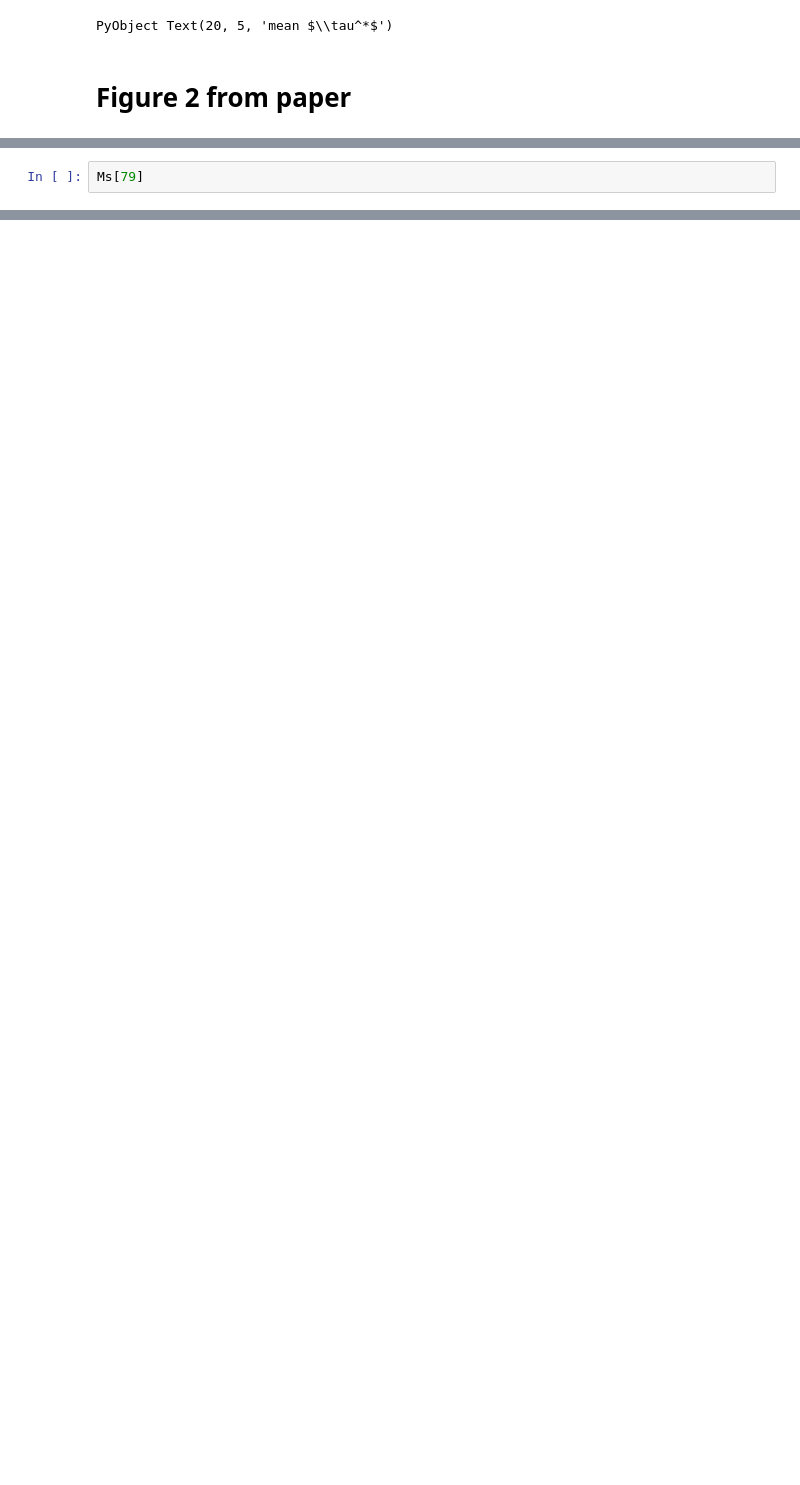
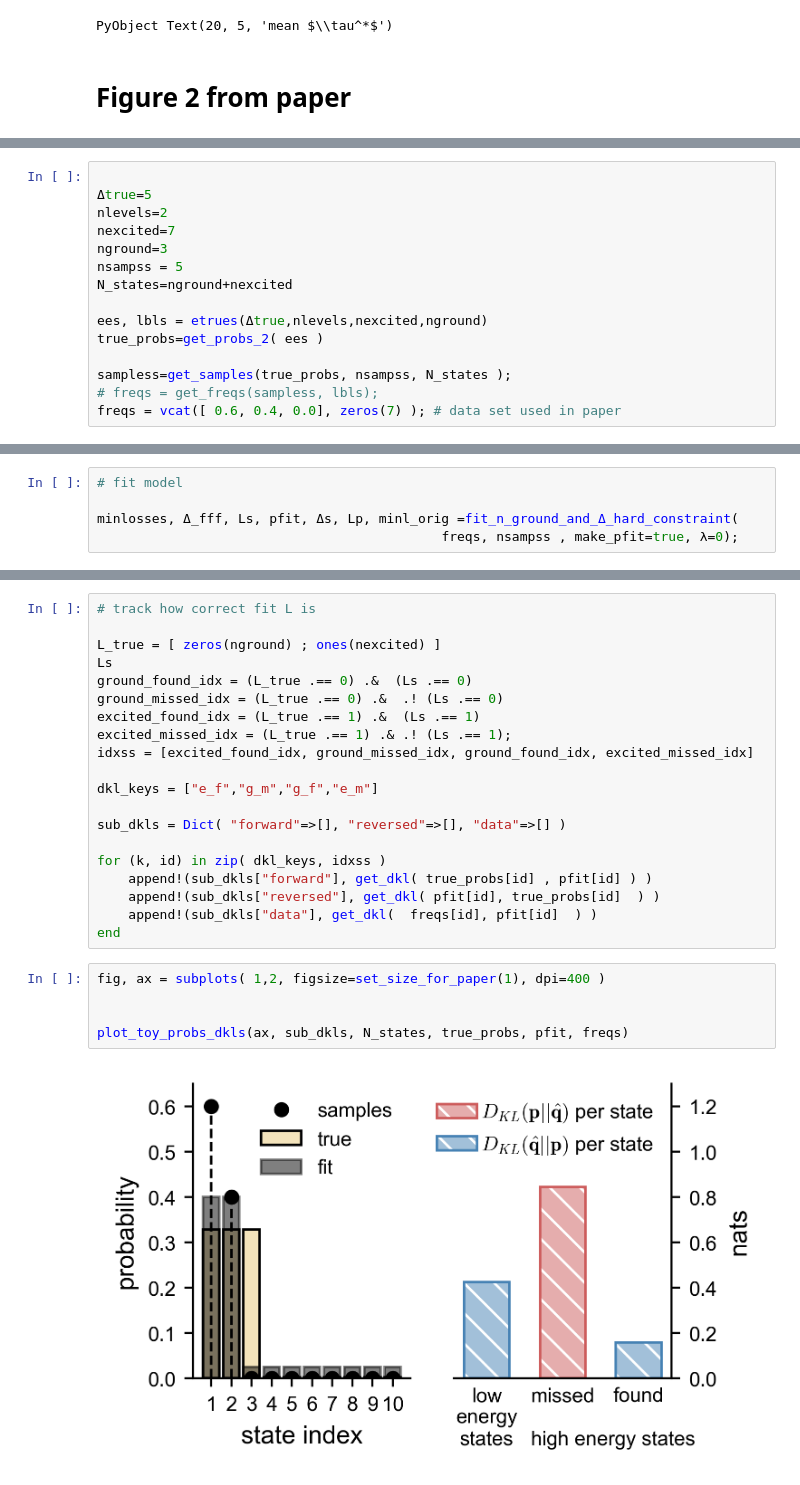
Before and after one commit to sepalmer/temp-tune, a Jupyter notebook: notebooks/sweep_toy_model.ipynb, the cells around one changed output, grey strips where cells are left out. Drawn from its saved outputs; the diff is of its cells as text; blank space fills up the shorter version.

Commit message:
finished toy model code

```diff
--- a/notebooks/sweep_toy_model.ipynb
+++ b/notebooks/sweep_toy_model.ipynb
@@ -181,2 +180,15 @@ PyObject Text(20, 5, 'mean $\\tau^*$')
 # %%
-Ms[79]
+
+Δtrue=5
+nlevels=2
+nexcited=7
+nground=3
+nsampss = 5
+N_states=nground+nexcited
+
+ees, lbls = etrues(Δtrue,nlevels,nexcited,nground)
+true_probs=get_probs_2( ees )
+
+sampless=get_samples(true_probs, nsampss, N_states );
+# freqs = get_freqs(sampless, lbls);
+freqs = vcat([ 0.6, 0.4, 0.0], zeros(7) ); # data set used in paper
@@ -184,0 +195,5 @@ Ms[79]
+# %%
+# fit model
+
+minlosses, Δ_fff, Ls, pfit, Δs, Lp, minl_orig =fit_n_ground_and_Δ_hard_constraint(
+                                            freqs, nsampss , make_pfit=true, λ=0);
@@ -184,0 +204,27 @@ Ms[79]
+# %%
+# track how correct fit L is
+
+L_true = [ zeros(nground) ; ones(nexcited) ]
+Ls
+ground_found_idx = (L_true .== 0) .&  (Ls .== 0)
+ground_missed_idx = (L_true .== 0) .&  .! (Ls .== 0)
+excited_found_idx = (L_true .== 1) .&  (Ls .== 1)
+excited_missed_idx = (L_true .== 1) .& .! (Ls .== 1);
+idxss = [excited_found_idx, ground_missed_idx, ground_found_idx, excited_missed_idx]
+
+dkl_keys = ["e_f","g_m","g_f","e_m"]
+
+sub_dkls = Dict( "forward"=>[], "reversed"=>[], "data"=>[] )
+
+for (k, id) in zip( dkl_keys, idxss )
+    append!(sub_dkls["forward"], get_dkl( true_probs[id] , pfit[id] ) )
+    append!(sub_dkls["reversed"], get_dkl( pfit[id], true_probs[id]  ) )
+    append!(sub_dkls["data"], get_dkl(  freqs[id], pfit[id]  ) )
+end
+# %%
+fig, ax = subplots( 1,2, figsize=set_size_for_paper(1), dpi=400 )
+
+
+plot_toy_probs_dkls(ax, sub_dkls, N_states, true_probs, pfit, freqs)
+# %% [output]
+[figure, added]
```
Also changed, not shown: parts of 17 cells of this notebook, 2 other files.
